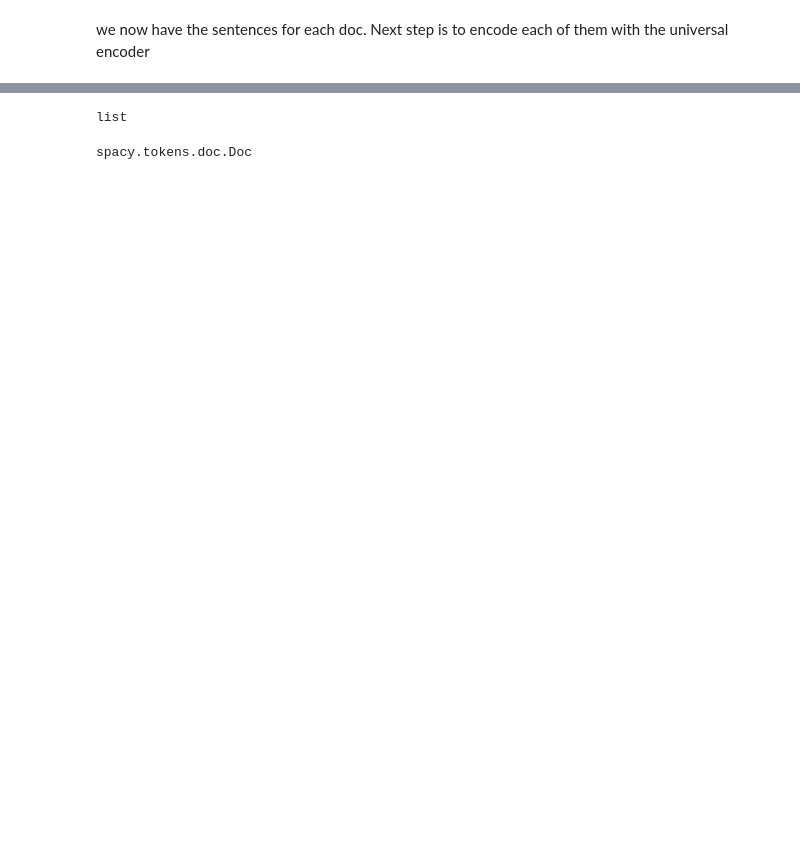
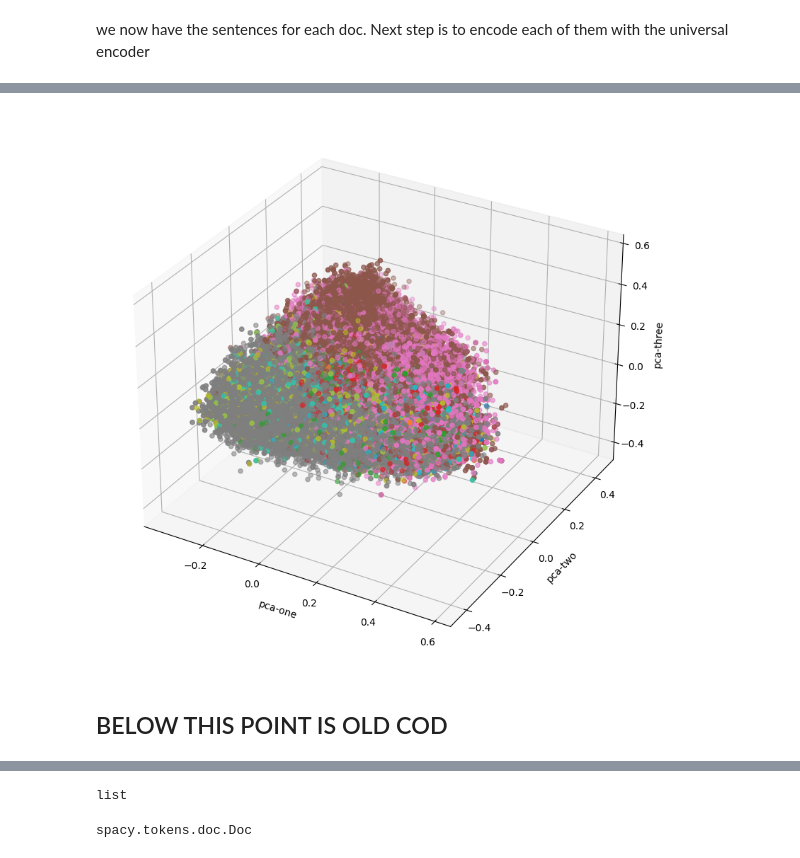
Before and after one commit to GrantFass/cs4981GraphML, a Jupyter notebook: node_embedding.ipynb, the cells around one changed output, grey strips where cells are left out. Saved outputs shown, nothing was run; the diff lists cells and outputs as text; code cells hidden in the pictures; blank space fills up the shorter version.

```diff
--- a/node_embedding.ipynb
+++ b/node_embedding.ipynb
@@ -151,3 +213,27 @@ we now have the sentences for each doc. Next step is to encode each of them with
+# %%
+unq = list(result['label'].unique())
+lst = []
+for element in result['label']:
+    lst.append(unq.index(element))
+result['y'] = lst
+# %%
+ax = plt.figure(figsize=(16,10)).gca(projection='3d')
+ax.scatter(
+    data=result,
+    xs="pca-one",
+    ys="pca-two",
+    zs="pca-three",
+    c="y",
+    cmap='tab10'
+)
+ax.set_xlabel('pca-one')
+ax.set_ylabel('pca-two')
+ax.set_zlabel('pca-three')
+plt.show()
+# %% [output]
+[figure, added]
+# %% [markdown]
+## BELOW THIS POINT IS OLD COD
 # %%
 def to_str(lst: list) -> list:
     return list(map(str, lst))
```
Also changed, not shown: parts of 25 cells of this notebook, 1 other file.
